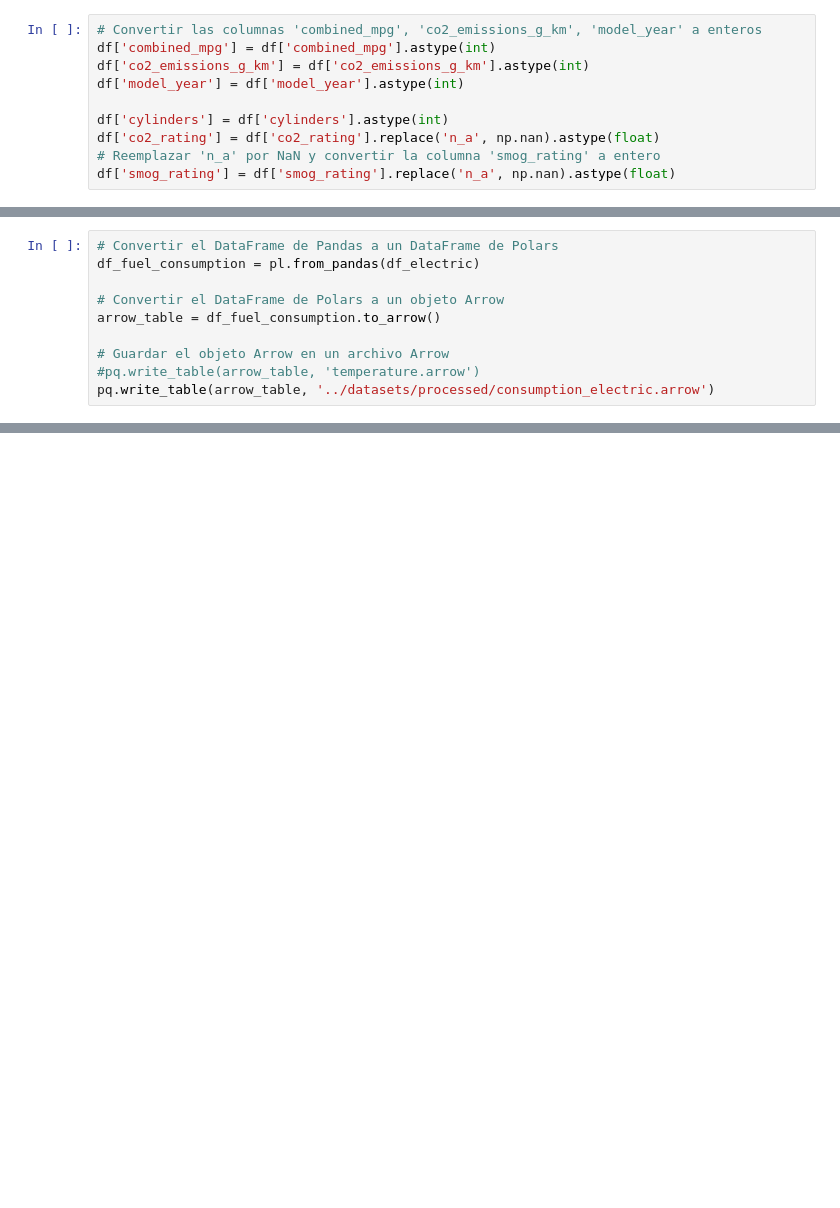
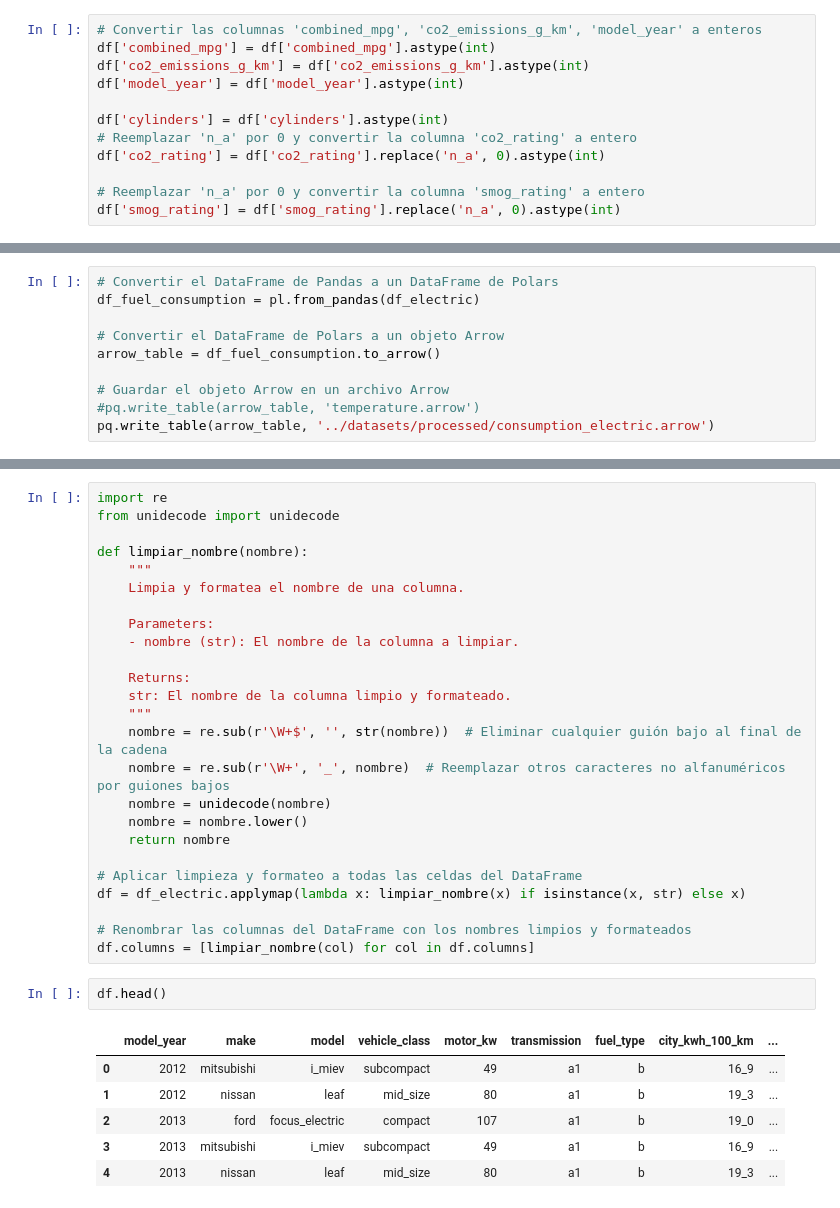
Before and after one commit to clblommberg/MVP_ML_TransporteNY, a Jupyter notebook: notebooks/01_Scraping.ipynb, the cells around one changed output, grey strips where cells are left out. Saved outputs shown, nothing was run; the diff lists cells and outputs as text; blank space fills up the shorter version.

```diff
--- a/notebooks/01_Scraping.ipynb
+++ b/notebooks/01_Scraping.ipynb
@@ -1372,9 +1371,11 @@ df['co2_emissions_g_km'] = df['co2_emissions_g_km'].astype(int)
 df['model_year'] = df['model_year'].astype(int)
 
 df['cylinders'] = df['cylinders'].astype(int)
-df['co2_rating'] = df['co2_rating'].replace('n_a', np.nan).astype(float)
-# Reemplazar 'n_a' por NaN y convertir la columna 'smog_rating' a entero
-df['smog_rating'] = df['smog_rating'].replace('n_a', np.nan).astype(float)
+# Reemplazar 'n_a' por 0 y convertir la columna 'co2_rating' a entero
+df['co2_rating'] = df['co2_rating'].replace('n_a', 0).astype(int)
+
+# Reemplazar 'n_a' por 0 y convertir la columna 'smog_rating' a entero
+df['smog_rating'] = df['smog_rating'].replace('n_a', 0).astype(int)
 # %%
 df.info()
 # %% [output]
@@ -1481,0 +1508,34 @@ else:
+# %%
+import re
+from unidecode import unidecode
+
+def limpiar_nombre(nombre):
+    """
+    Limpia y formatea el nombre de una columna.
+
+    Parameters:
+    - nombre (str): El nombre de la columna a limpiar.
+
+    Returns:
+    str: El nombre de la columna limpio y formateado.
+    """
+    nombre = re.sub(r'\W+$', '', str(nombre))  # Eliminar cualquier guión bajo al final de la cadena
+    nombre = re.sub(r'\W+', '_', nombre)  # Reemplazar otros caracteres no alfanuméricos por guiones bajos
+    nombre = unidecode(nombre)
+    nombre = nombre.lower()
+    return nombre
+
+# Aplicar limpieza y formateo a todas las celdas del DataFrame
+df = df_electric.applymap(lambda x: limpiar_nombre(x) if isinstance(x, str) else x)
+
+# Renombrar las columnas del DataFrame con los nombres limpios y formateados
+df.columns = [limpiar_nombre(col) for col in df.columns]
+# %%
+df.head()
+# %% [output]
+|  | model_year | make | model | vehicle_class | motor_kw | transmission | fuel_type | city_kwh_100_km | ... |
+| 0 | 2012 | mitsubishi | i_miev | subcompact | 49 | a1 | b | 16_9 | ... |
+| 1 | 2012 | nissan | leaf | mid_size | 80 | a1 | b | 19_3 | ... |
+| 2 | 2013 | ford | focus_electric | compact | 107 | a1 | b | 19_0 | ... |
+| 3 | 2013 | mitsubishi | i_miev | subcompact | 49 | a1 | b | 16_9 | ... |
+| 4 | 2013 | nissan | leaf | mid_size | 80 | a1 | b | 19_3 | ... |
```
Also changed, not shown: parts of 11 cells of this notebook, 11 other files.
